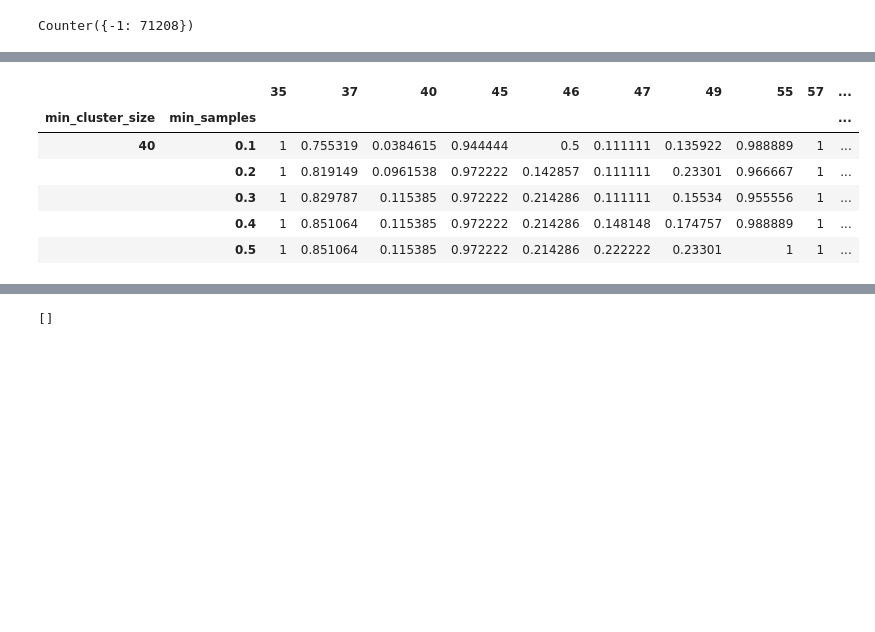
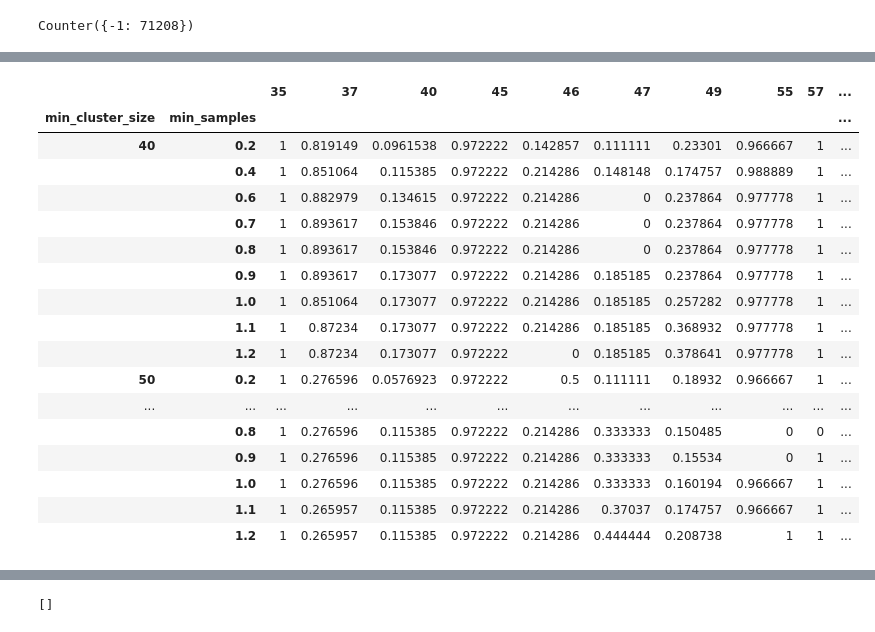
Before and after one commit to j-goldsmith/TurbineTimeSeries.EDA, a Jupyter notebook: eda/Hdbscan tuning.ipynb, the cells around one changed output, grey strips where cells are left out. Drawn from its saved outputs; the diff is of its cells as text; code cells hidden in the pictures; blank space fills up the shorter version.

```diff
--- a/eda/Hdbscan tuning.ipynb
+++ b/eda/Hdbscan tuning.ipynb
@@ -101,6 +101,7 @@ print('Shape of model2 10min data: ', model2_10min.shape)
 Shape of model2 10min data:  (1602326, 76)
 # %%
 model2_10min=model2_10min.sort_values(by=['psn','timestamp'],ascending=(True,True))
+model2_10min=model2_10min.dropna()
 # %%
 data_dictionary = pd.read_csv('data_dictionary_model2.csv')
 # data_dictionary
@@ -410,7 +425,7 @@ Counter(newdf['cluster'].values)
 Counter({-1: 71208})
 # %%
 cluster_sizes = [40,50,60,70,80,90,100,110]#[10,20,30,40,50,60,70,80,90,100,110]
-min_sample_sizes = [0.1,0.2,0.3,0.4,0.5,0.6,0.7,0.8,0.9]
+min_sample_sizes = [0.2,0.4,0.6,0.7,0.8,0.9,1,1.1,1.2]
 psns = [35,37,40,45,46,47,49,55,57,58,62]
 
 mindex0 = list(sorted(itertools.chain(*[range(len(cluster_sizes))for i in min_sample_sizes])))
@@ -448,8 +463,8 @@ for clust_sizer in cluster_sizes:
                     idxs_of_ones.append(i)
             transient_validation = [powerjump_validation[i] for i in idxs_of_ones]
             transient_predictions = [preds[i] for i in idxs_of_ones]
-            print('number of powerjumps: ', len(validation))
-            print('number of noise by cluster: ', Counter(predictions)[1])
+            print('number of powerjumps: ', len(transient_validation))
+            print('number of noise by cluster: ', Counter(transient_predictions)[1])
             f1score = metrics.f1_score(transient_validation, transient_predictions,average='micro')
             ## use micro to take into account false pos/neg
             transients_scores_df.loc[clust_sizer].loc[sample_sizer][psn]= f1score
@@ -513,12 +507,23 @@ transients_scores_df.to_csv('transients_scores.csv')
 # %%
 normals_scores_df.to_csv('normals_scores.csv')
 # %%
-transients_scores_df.head()
+transients_scores_df
 # %% [output]
 |  |  | 35 | 37 | 40 | 45 | 46 | 47 | 49 | 55 | 57 | ... |
 | min_cluster_size | min_samples |  |  |  |  |  |  |  |  |  | ... |
-| 40 | 0.1 | 1 | 0.755319 | 0.0384615 | 0.944444 | 0.5 | 0.111111 | 0.135922 | 0.988889 | 1 | ... |
-|  | 0.2 | 1 | 0.819149 | 0.0961538 | 0.972222 | 0.142857 | 0.111111 | 0.23301 | 0.966667 | 1 | ... |
-|  | 0.3 | 1 | 0.829787 | 0.115385 | 0.972222 | 0.214286 | 0.111111 | 0.15534 | 0.955556 | 1 | ... |
+| 40 | 0.2 | 1 | 0.819149 | 0.0961538 | 0.972222 | 0.142857 | 0.111111 | 0.23301 | 0.966667 | 1 | ... |
 |  | 0.4 | 1 | 0.851064 | 0.115385 | 0.972222 | 0.214286 | 0.148148 | 0.174757 | 0.988889 | 1 | ... |
-|  | 0.5 | 1 | 0.851064 | 0.115385 | 0.972222 | 0.214286 | 0.222222 | 0.23301 | 1 | 1 | ... |
+|  | 0.6 | 1 | 0.882979 | 0.134615 | 0.972222 | 0.214286 | 0 | 0.237864 | 0.977778 | 1 | ... |
+|  | 0.7 | 1 | 0.893617 | 0.153846 | 0.972222 | 0.214286 | 0 | 0.237864 | 0.977778 | 1 | ... |
+|  | 0.8 | 1 | 0.893617 | 0.153846 | 0.972222 | 0.214286 | 0 | 0.237864 | 0.977778 | 1 | ... |
+|  | 0.9 | 1 | 0.893617 | 0.173077 | 0.972222 | 0.214286 | 0.185185 | 0.237864 | 0.977778 | 1 | ... |
+|  | 1.0 | 1 | 0.851064 | 0.173077 | 0.972222 | 0.214286 | 0.185185 | 0.257282 | 0.977778 | 1 | ... |
+|  | 1.1 | 1 | 0.87234 | 0.173077 | 0.972222 | 0.214286 | 0.185185 | 0.368932 | 0.977778 | 1 | ... |
+|  | 1.2 | 1 | 0.87234 | 0.173077 | 0.972222 | 0 | 0.185185 | 0.378641 | 0.977778 | 1 | ... |
+| 50 | 0.2 | 1 | 0.276596 | 0.0576923 | 0.972222 | 0.5 | 0.111111 | 0.18932 | 0.966667 | 1 | ... |
+| ... | ... | ... | ... | ... | ... | ... | ... | ... | ... | ... | ... |
+|  | 0.8 | 1 | 0.276596 | 0.115385 | 0.972222 | 0.214286 | 0.333333 | 0.150485 | 0 | 0 | ... |
+|  | 0.9 | 1 | 0.276596 | 0.115385 | 0.972222 | 0.214286 | 0.333333 | 0.15534 | 0 | 1 | ... |
+|  | 1.0 | 1 | 0.276596 | 0.115385 | 0.972222 | 0.214286 | 0.333333 | 0.160194 | 0.966667 | 1 | ... |
+|  | 1.1 | 1 | 0.265957 | 0.115385 | 0.972222 | 0.214286 | 0.37037 | 0.174757 | 0.966667 | 1 | ... |
+|  | 1.2 | 1 | 0.265957 | 0.115385 | 0.972222 | 0.214286 | 0.444444 | 0.208738 | 1 | 1 | ... |
```
Also changed, not shown: parts of 11 cells of this notebook, 2 other files.
